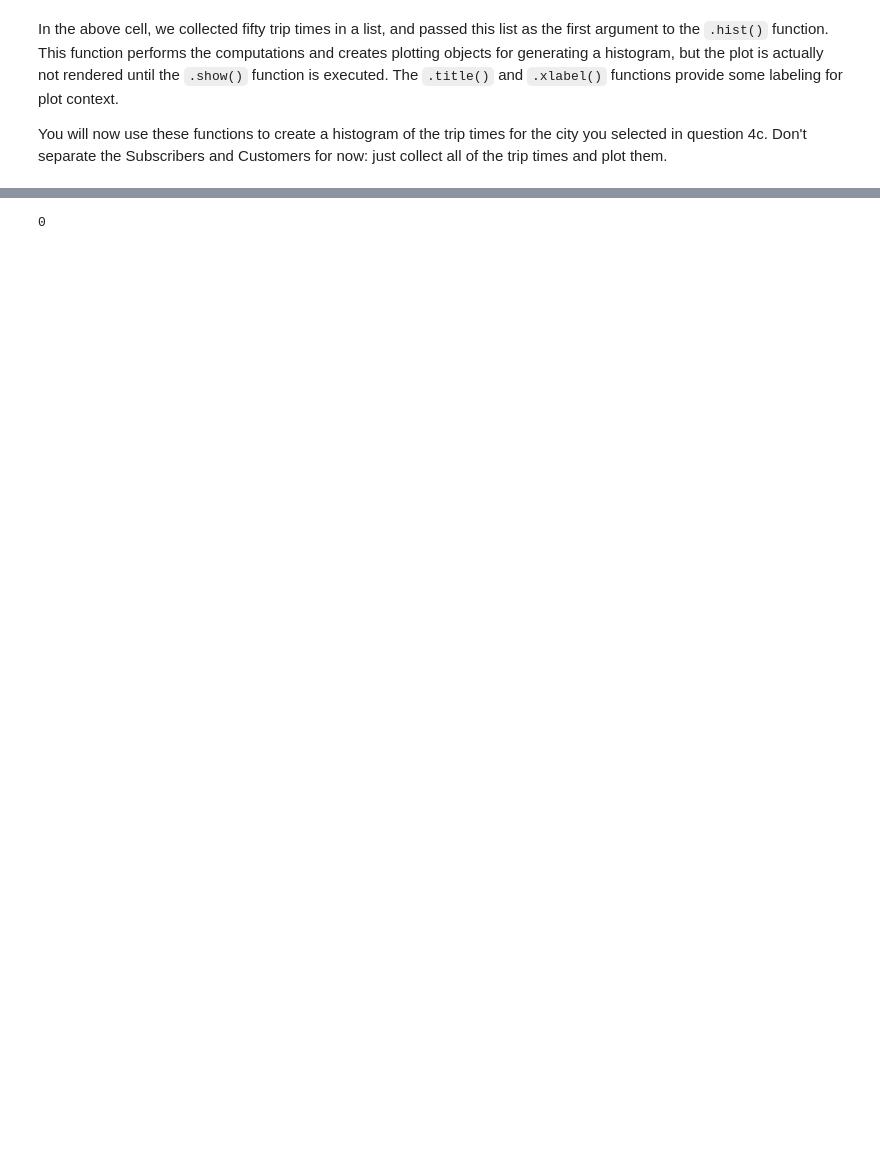
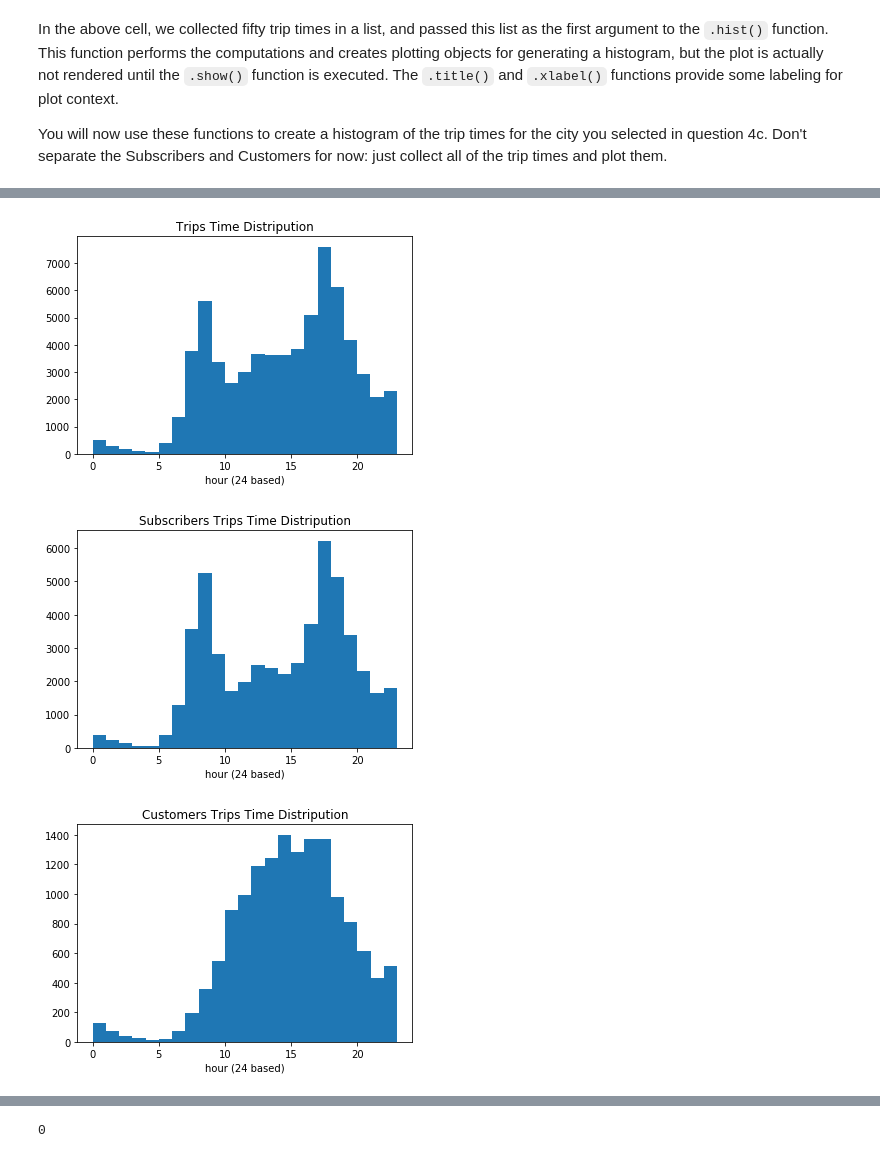
Before and after one commit to srap5664/Explore-US-BikeShare-Data, a Jupyter notebook: Bike_Share_Analysis.ipynb, the cells around one changed output, grey strips where cells are left out. Saved outputs shown, nothing was run; the diff lists cells and outputs as text; code cells hidden in the pictures; blank space fills up the shorter version.

```diff
--- a/Bike_Share_Analysis.ipynb
+++ b/Bike_Share_Analysis.ipynb
@@ -471,3 +572,40 @@ If any of the questions you posed in your answer to question 1 align with the bu
+# %%
+#initialize count variables
+subscriber_renting_time = []
+customer_renting_time = []
+
+with open('./data/Washington-2016-Summary.csv') as f_in:
+    reader = csv.DictReader(f_in)
+
+    #read rows of the file
+    for row in reader:
+        #check the user type
+        if row['user_type'] == 'Subscriber':
+            subscriber_renting_time.append(float(row['hour']))
+        else:
+            customer_renting_time.append(float(row['hour']))
+
+#visualize histogram of all users renting time
+plt.hist((subscriber_renting_time + customer_renting_time) , bins = range(0,24))
+plt.title('Trips Time Distripution')
+plt.xlabel('hour (24 based)')
+plt.show()
+
+#visualize histogram of subscribers renting time
+plt.hist(subscriber_renting_time, bins = range(0,24))
+plt.title('Subscribers Trips Time Distripution')
+plt.xlabel('hour (24 based)')
+plt.show()
+
+#visualize histogram of customers renting time
+plt.hist(customer_renting_time, bins = range(0,24))
+plt.title('Customers Trips Time Distripution')
+plt.xlabel('hour (24 based)')
+plt.show()
+# %% [output]
+[figure, added]
+[figure, added]
+[figure, added]
 # %% [markdown]
 <a id='conclusions'></a>
 ## Conclusions
```
Also changed, not shown: parts of 26 cells of this notebook, 5 other files.
